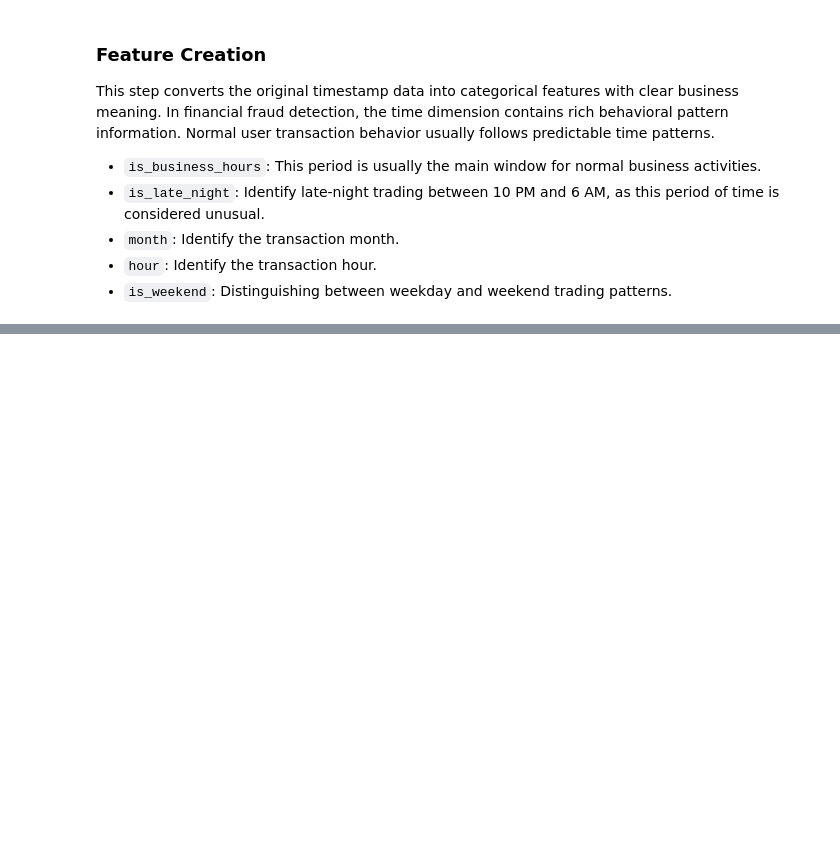
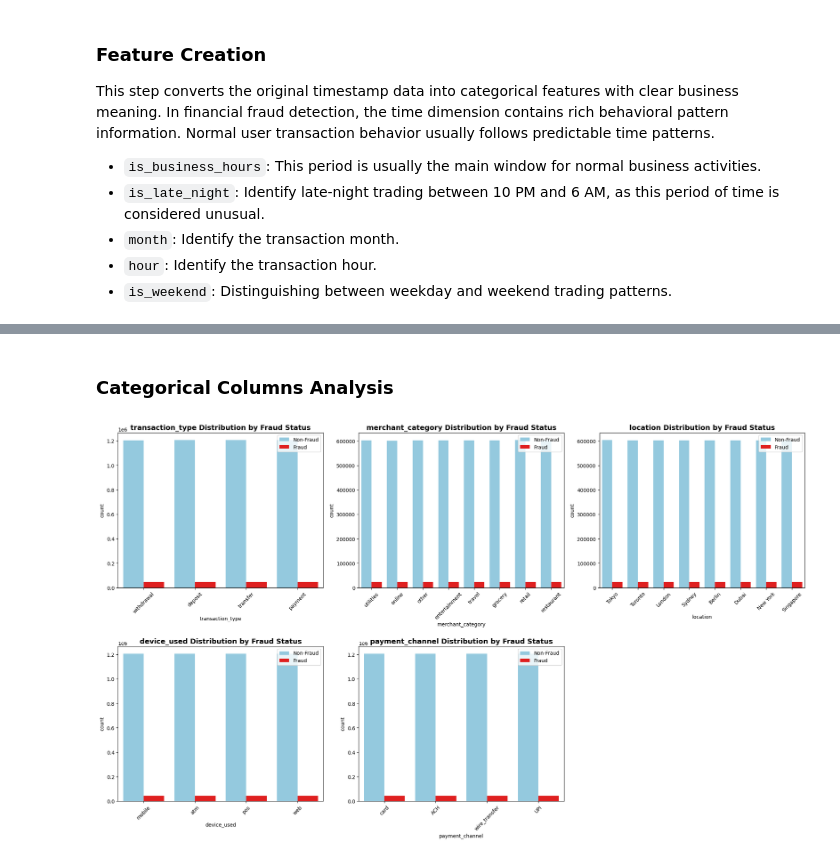
Before and after one commit to Jiajun-Liu-1159501/COMP647-1159501, a Jupyter notebook: data_processing.ipynb, the cells around one changed output, grey strips where cells are left out. Drawn from its saved outputs; the diff is of its cells as text; code cells hidden in the pictures; blank space fills up the shorter version.

```diff
--- a/data_processing.ipynb
+++ b/data_processing.ipynb
@@ -298,0 +320,21 @@ plt.show()
+# %% [markdown]
+### Categorical Columns Analysis
+# %%
+available_categorical_cols = ['transaction_type', 'merchant_category', 'location', 'device_used', 'payment_channel']
+
+fig, axes = plt.subplots(2, 3, figsize=(20, 12))
+axes = axes.flatten()
+
+for i, col in enumerate(available_categorical_cols):
+    sns.countplot(data=df, x=col, hue='is_fraud', ax=axes[i], palette=['skyblue', 'red'])
+    axes[i].set_title(f'{col} Distribution by Fraud Status', fontsize=14, fontweight='bold')
+    axes[i].tick_params(axis='x', rotation=45)
+    axes[i].legend(['Non-Fraud', 'Fraud'])
+
+for j in range(len(available_categorical_cols), len(axes)):
+    axes[j].set_visible(False)
+
+plt.tight_layout()
+plt.show()
+# %% [output]
+[figure, added]
```
Also changed, not shown: parts of 3 cells of this notebook.
